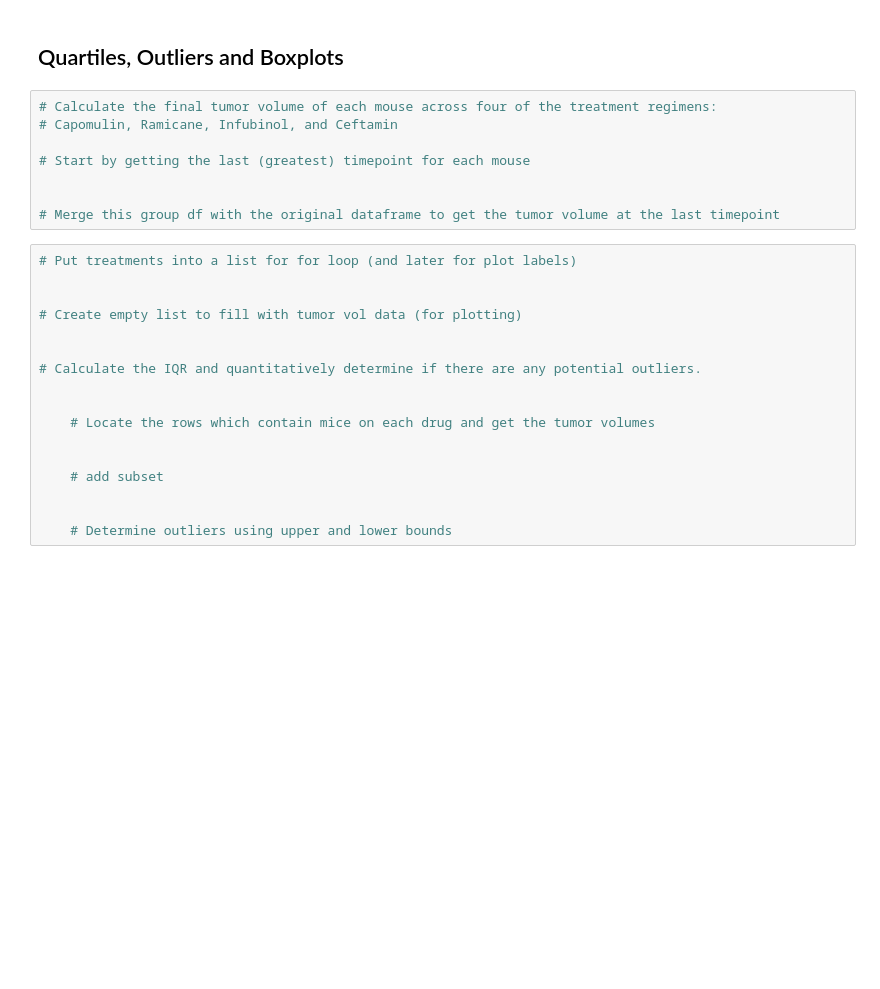
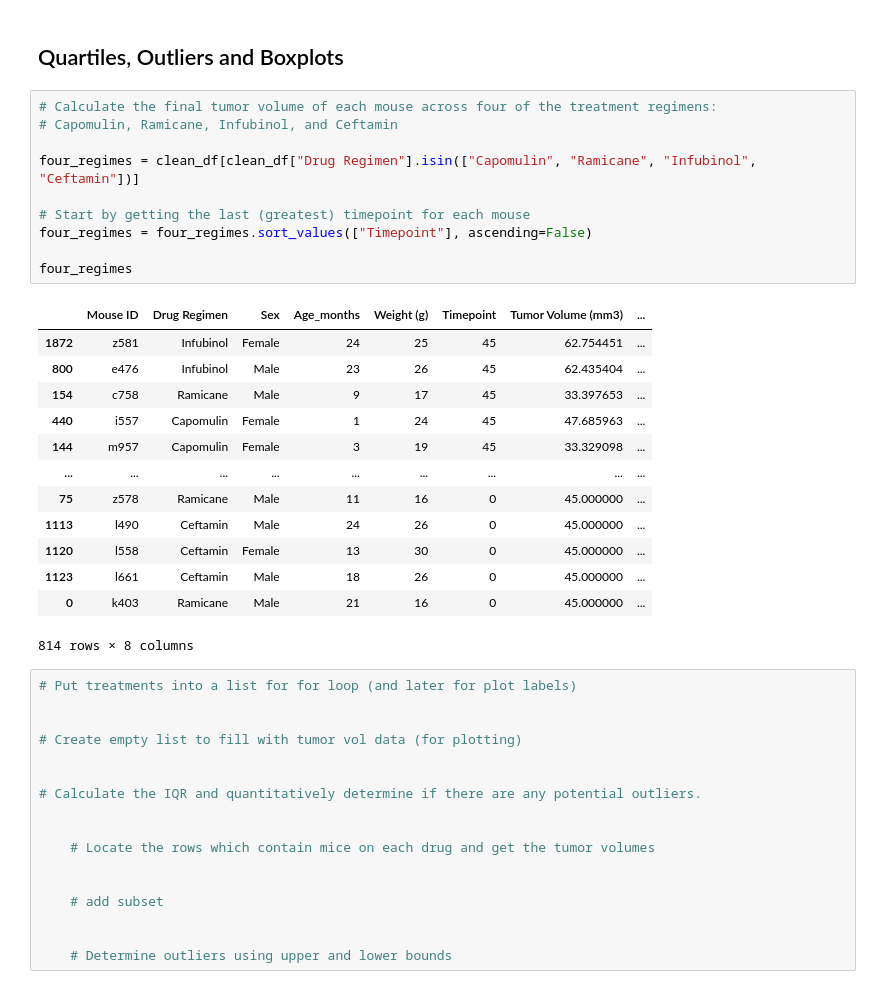
Before and after one commit to ianmkinney/matplotlib-challenge, a Jupyter notebook: pymaceuticals.ipynb, the cells around one changed output. Cells and saved outputs as stored; diff of their text form; blank space fills up the shorter version.

```diff
--- a/pymaceuticals.ipynb
+++ b/pymaceuticals.ipynb
@@ -155,11 +192,27 @@ mice_list
 # %%
 # Calculate the final tumor volume of each mouse across four of the treatment regimens:
 # Capomulin, Ramicane, Infubinol, and Ceftamin
 
+four_regimes = clean_df[clean_df["Drug Regimen"].isin(["Capomulin", "Ramicane", "Infubinol", "Ceftamin"])]
+
 # Start by getting the last (greatest) timepoint for each mouse
+four_regimes = four_regimes.sort_values(["Timepoint"], ascending=False)
 
-
-# Merge this group df with the original dataframe to get the tumor volume at the last timepoint
+four_regimes
+# %% [output]
+|  | Mouse ID | Drug Regimen | Sex | Age_months | Weight (g) | Timepoint | Tumor Volume (mm3) | ... |
+| 1872 | z581 | Infubinol | Female | 24 | 25 | 45 | 62.754451 | ... |
+| 800 | e476 | Infubinol | Male | 23 | 26 | 45 | 62.435404 | ... |
+| 154 | c758 | Ramicane | Male | 9 | 17 | 45 | 33.397653 | ... |
+| 440 | i557 | Capomulin | Female | 1 | 24 | 45 | 47.685963 | ... |
+| 144 | m957 | Capomulin | Female | 3 | 19 | 45 | 33.329098 | ... |
+| ... | ... | ... | ... | ... | ... | ... | ... | ... |
+| 75 | z578 | Ramicane | Male | 11 | 16 | 0 | 45.000000 | ... |
+| 1113 | l490 | Ceftamin | Male | 24 | 26 | 0 | 45.000000 | ... |
+| 1120 | l558 | Ceftamin | Female | 13 | 30 | 0 | 45.000000 | ... |
+| 1123 | l661 | Ceftamin | Male | 18 | 26 | 0 | 45.000000 | ... |
+| 0 | k403 | Ramicane | Male | 21 | 16 | 0 | 45.000000 | ... |
+814 rows × 8 columns
 # %%
 # Put treatments into a list for for loop (and later for plot labels)
 
```
Also changed, not shown: parts of 9 cells of this notebook.
